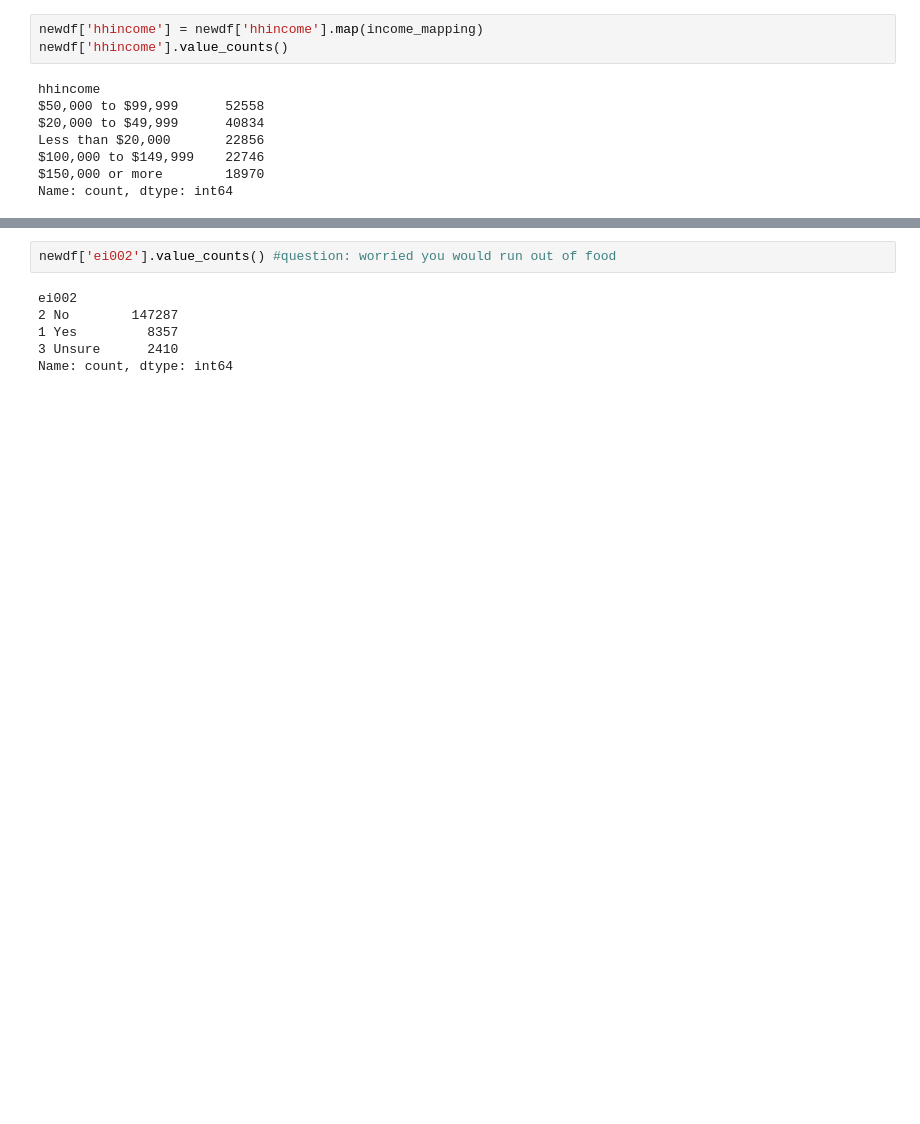
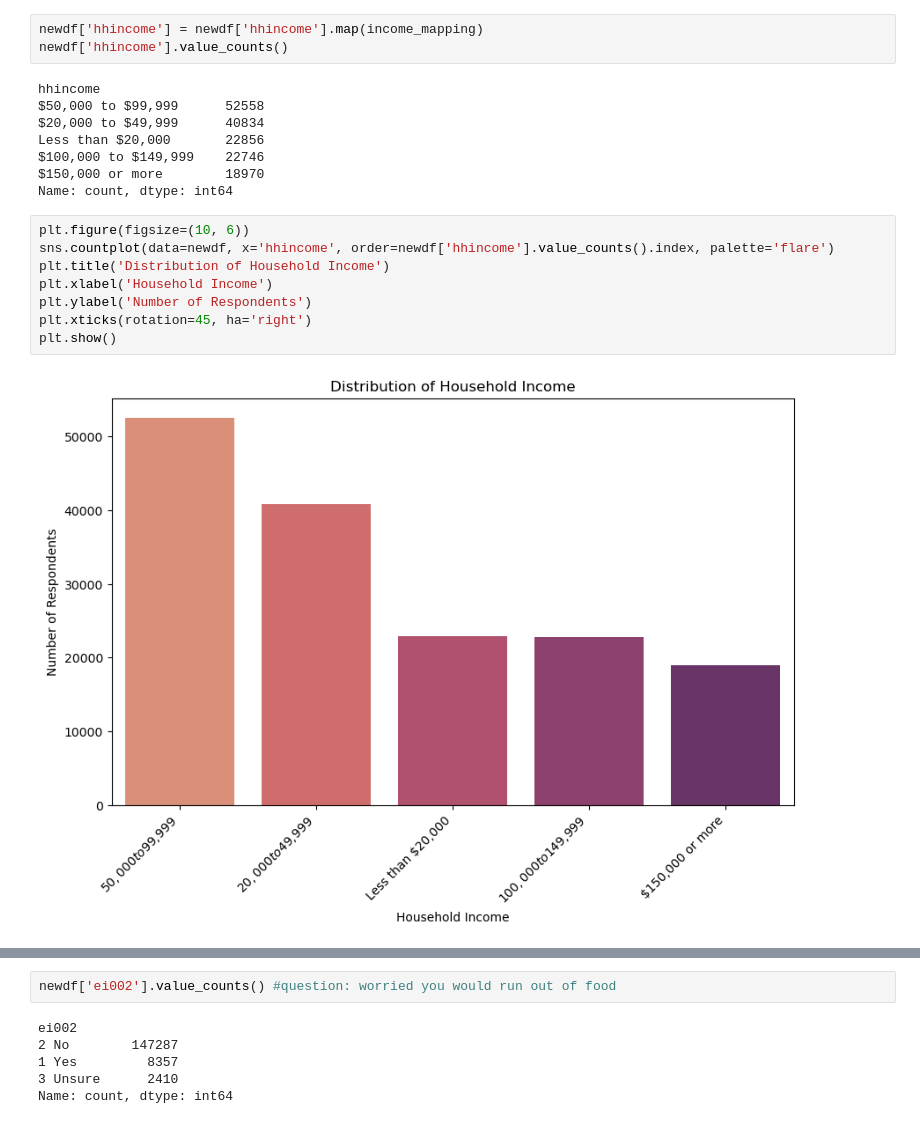
Before and after one commit to aditisudhakar/DSDP-Project-2, a Jupyter notebook: Loneliness.ipynb, the cells around one changed output, grey strips where cells are left out. Cells and saved outputs as stored; diff of their text form; blank space fills up the shorter version.

```diff
--- a/Loneliness.ipynb
+++ b/Loneliness.ipynb
@@ -362,3 +373,13 @@ Less than $20,000       22856
 $100,000 to $149,999    22746
 $150,000 or more        18970
 Name: count, dtype: int64
+# %%
+plt.figure(figsize=(10, 6))
+sns.countplot(data=newdf, x='hhincome', order=newdf['hhincome'].value_counts().index, palette='flare')
+plt.title('Distribution of Household Income')
+plt.xlabel('Household Income')
+plt.ylabel('Number of Respondents')
+plt.xticks(rotation=45, ha='right')
+plt.show()
+# %% [output]
+[figure, added]
```
Also changed, not shown: parts of 34 cells of this notebook.
